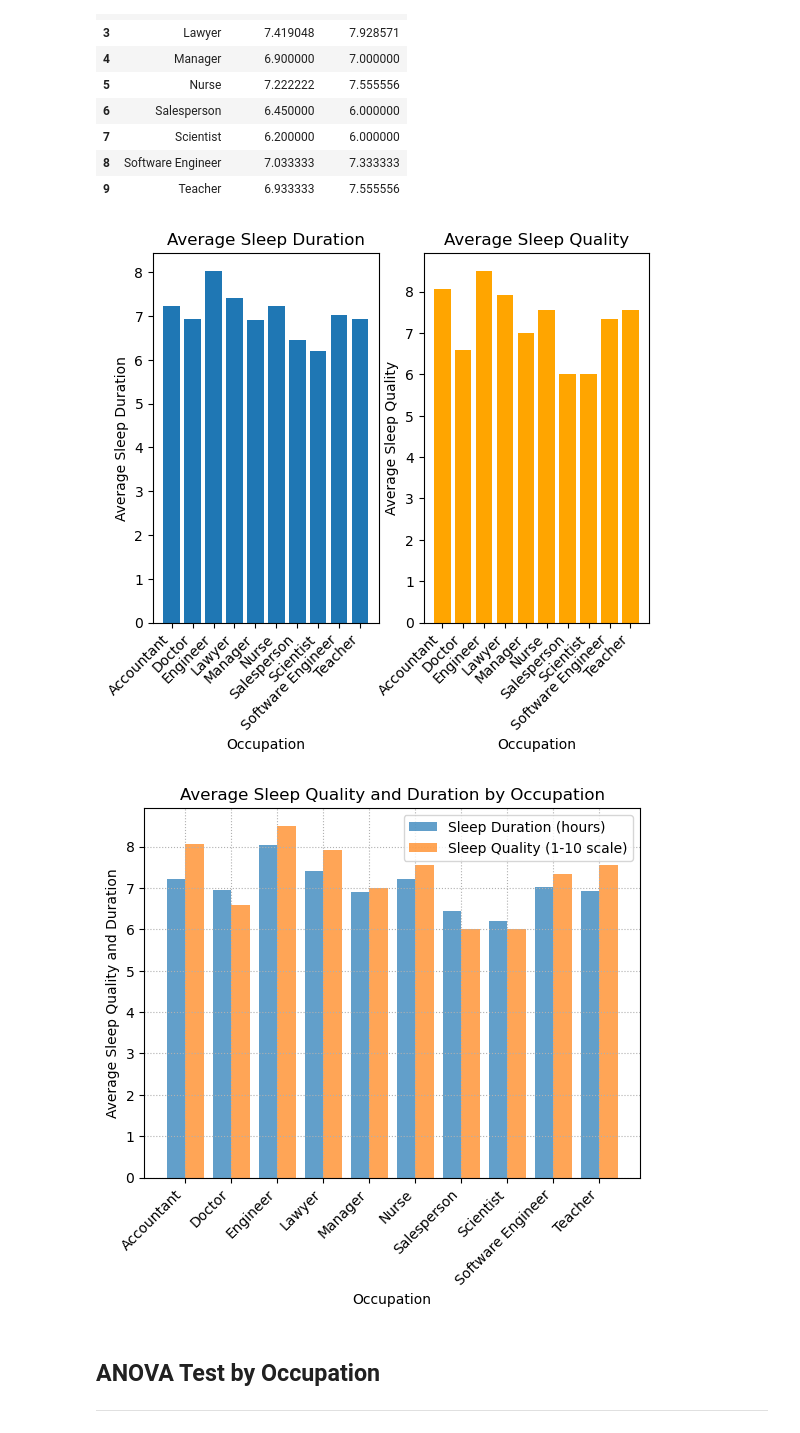
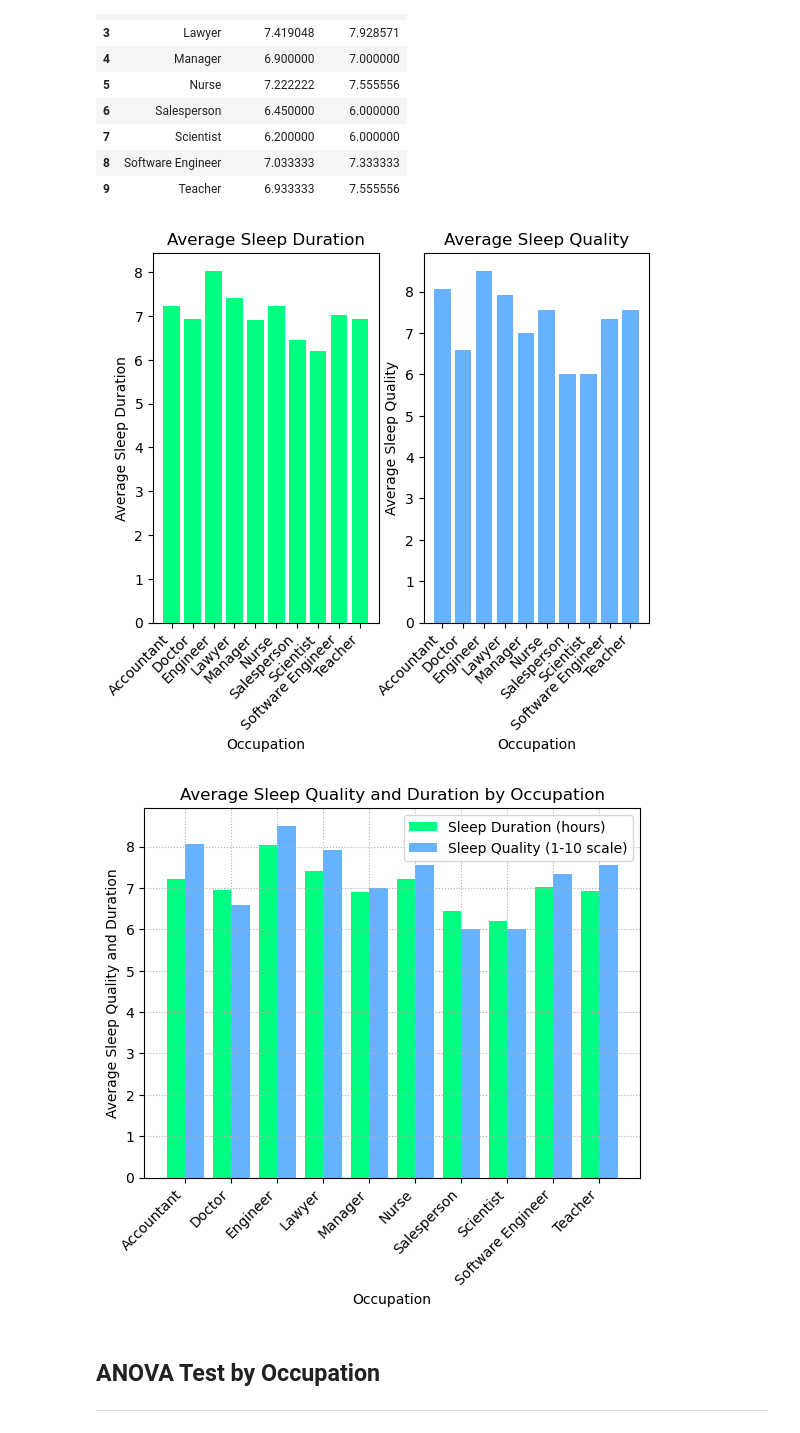
Before and after one commit to ThanhVo626/SleepHealth_EDA, a Jupyter notebook: kp_branch/sleep_health_EDA.ipynb, the cells around one changed output. Saved outputs shown, nothing was run; the diff lists cells and outputs as text; code cells hidden in the pictures.

Commit message:
Color Change

```diff
--- a/kp_branch/sleep_health_EDA.ipynb
+++ b/kp_branch/sleep_health_EDA.ipynb
@@ -212,7 +212,7 @@ sleep_by_occupation
 
 #Sleep Duration by Occupation
 plt.subplot(1, 2, 1)
-plt.bar(sleep_by_occupation['Occupation'], sleep_by_occupation['Sleep Duration'])
+plt.bar(sleep_by_occupation['Occupation'], sleep_by_occupation['Sleep Duration'], color='#00FF80')
 plt.xlabel('Occupation')
 plt.ylabel('Average Sleep Duration')
 plt.title('Average Sleep Duration')
@@ -220,7 +220,7 @@ plt.xticks(rotation=45, ha='right')
 
 #Sleep Quality by Occupation
 plt.subplot(1, 2, 2)
-plt.bar(sleep_by_occupation['Occupation'], sleep_by_occupation['Sleep Quality'], color='orange')
+plt.bar(sleep_by_occupation['Occupation'], sleep_by_occupation['Sleep Quality'], color='#66B2FF')
 plt.xlabel('Occupation')
 plt.ylabel('Average Sleep Quality')
 plt.title('Average Sleep Quality')
@@ -229,27 +229,27 @@ plt.xticks(rotation=45, ha='right')
 #plt.tight_layout()
 plt.show()
 # %% [output]
-[figure, old version]
+[figure, new version]
 # %%
 #plot of Sleep Duration and Sleep Quality by Occupation
 
 #plot of the Sleep Duration by Occupation
-plt.bar(avg_sleep_duration['Occupation'], avg_sleep_duration['Sleep Duration'], label='Sleep Duration (hours)', alpha=0.7, width=-0.4, align='edge')
+plt.bar(avg_sleep_duration['Occupation'], avg_sleep_duration['Sleep Duration'], label='Sleep Duration (hours)', width=-0.4, align='edge', color='#00FF80')
 
 #plot of the Sleep Quality by Occupation
-plt.bar(avg_sleep_quality['Occupation'], avg_sleep_quality['Sleep Quality'], label='Sleep Quality (1-10 scale)', alpha=0.7, width=0.4, align='edge')
+plt.bar(avg_sleep_quality['Occupation'], avg_sleep_quality['Sleep Quality'], label='Sleep Quality (1-10 scale)', width=0.4, align='edge', color='#66B2FF')
 
 #plot labels
 plt.xlabel('Occupation')
 plt.ylabel('Average Sleep Quality and Duration')
 plt.title('Average Sleep Quality and Duration by Occupation')
 plt.xticks(rotation=45, ha='right')
 plt.legend()
 plt.grid(True, linestyle=':')
 
 plt.show()
 # %% [output]
-[figure, old version]
+[figure, new version]
 # %% [markdown]
 ## ANOVA Test by Occupation
 ---
```
Also changed, not shown: parts of 8 cells of this notebook.
